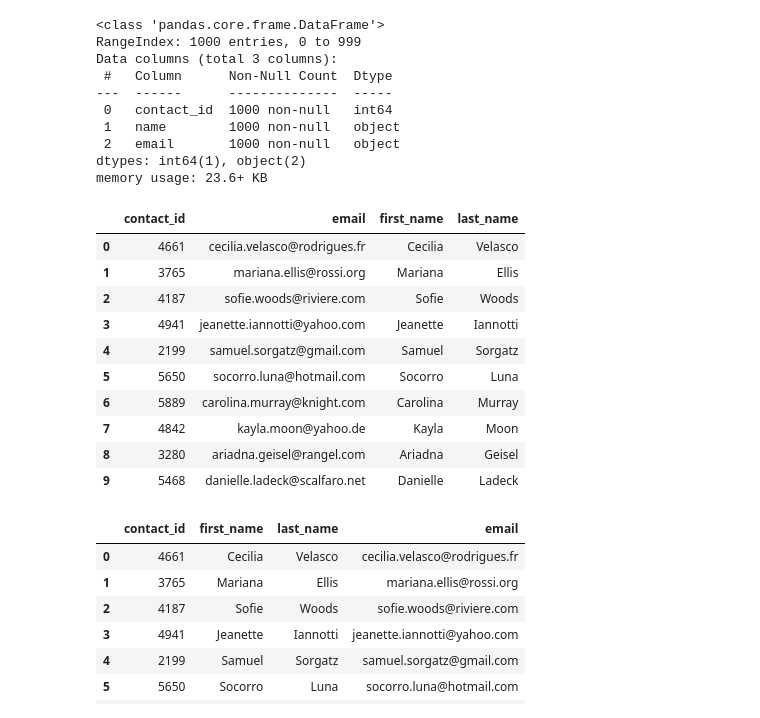
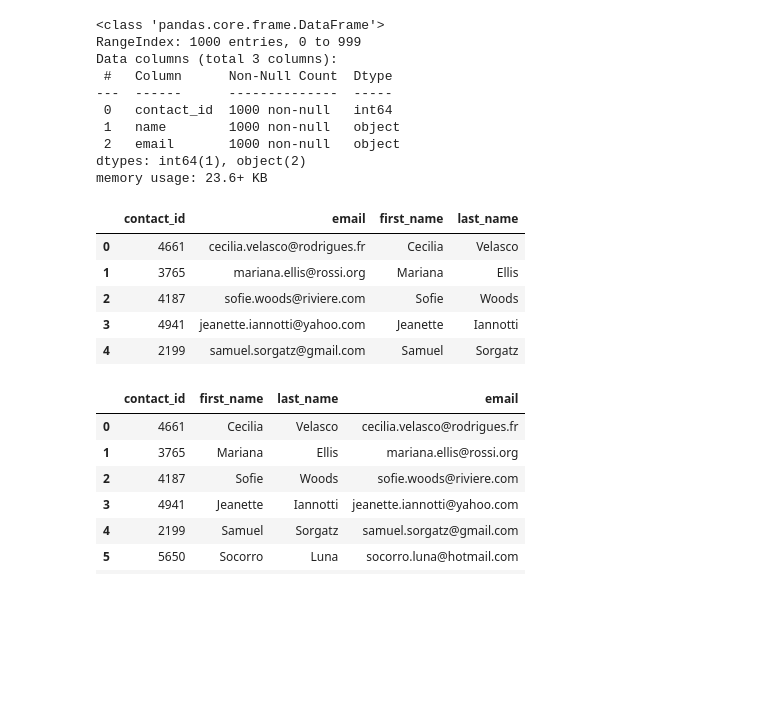
Before and after one commit to clarari137/Crowdfunding_ETL, a Jupyter notebook: ETL_Mini_Project_CRDraft.ipynb, the cells around one changed output. Drawn from its saved outputs; the diff is of its cells as text; code cells hidden in the pictures; blank space fills up the shorter version.

```diff
--- a/ETL_Mini_Project_CRDraft.ipynb
+++ b/ETL_Mini_Project_CRDraft.ipynb
@@ -294,7 +294,7 @@ campaign_cleaned.to_csv("Resources/campaign.csv", index=False)
 ### Extract the contacts.xlsx Data.
 # %%
 # Read the data into a Pandas DataFrame. Use the `header=2` parameter when reading in the data.
-contact_info_df = pd.read_excel('Resources/contacts.xlsx', header=2)
+contact_info_df = pd.read_excel('Resources/contacts.xlsx', header=3)
 contact_info_df.head()
 # %% [output]
 |  | contact_info |
@@ -327,0 +318,20 @@ print(dict_values)
+# %%
+# Iterate through the contact_info_df and convert each row to a dictionary.
+import json
+dict_values = []
+columns = []
+
+for i, row in contact_info_df.iterrows():
+    data = row[0]
+    # Convert each row to a Python dictionary.
+    converted_data = json.loads(data)
+    # Use a list comprehension to get the keys from the converted data.
+    columns = [k for k,v in converted_data.items()]
+    # Use a list comprehension to get the values for each row.
+    row_values = [v for k, v in converted_data.items()]
+    # Append the keys and list values to the lists created in step 1.
+    columns.append(columns)
+    dict_values.append(row_values)
+
+# Print out the list of values for each row.
+print(dict_values)
@@ -328,6 +340,8 @@ print(dict_values)
 # %%
 # Create a contact_info DataFrame and add each list of values, i.e., each row
 # to the 'contact_id', 'name', 'email' columns.
+contact_info_df_new = pd.DataFrame(values,columns = column_names[0])
+contact_info_df_new.head()
 # %% [output]
 |  | contact_id | name | email |
 | 0 | 4661 | Cecilia Velasco | cecilia.velasco@rodrigues.fr |
@@ -350,20 +365,28 @@ dtypes: int64(1), object(2)
 memory usage: 23.6+ KB
 # %%
 # Create a "first"name" and "last_name" column with the first and last names from the "name" column.
+new_names = pd.DataFrame(contact_info_df_new['name'])
+first_name = []
+last_name = []
+both_names = []
 
+for i,row in new_names.iterrows():
+    first_name.append(row[0].split(" ")[0])
+    last_name.append(row[0].split(" ")[1])
+
+contact_info_df_new['first_name'] = first_name
+contact_info_df_new['last_name'] = last_name
+contact_info_df_new
 
 # Drop the contact_name column
+contact_df = contact_info_df_new.drop(columns=['name'])
+contact_df.head()
 # %% [output]
 |  | contact_id | email | first_name | last_name |
 | 0 | 4661 | cecilia.velasco@rodrigues.fr | Cecilia | Velasco |
 | 1 | 3765 | mariana.ellis@rossi.org | Mariana | Ellis |
 | 2 | 4187 | sofie.woods@riviere.com | Sofie | Woods |
 | 3 | 4941 | jeanette.iannotti@yahoo.com | Jeanette | Iannotti |
 | 4 | 2199 | samuel.sorgatz@gmail.com | Samuel | Sorgatz |
-| 5 | 5650 | socorro.luna@hotmail.com | Socorro | Luna |
-| 6 | 5889 | carolina.murray@knight.com | Carolina | Murray |
-| 7 | 4842 | kayla.moon@yahoo.de | Kayla | Moon |
-| 8 | 3280 | ariadna.geisel@rangel.com | Ariadna | Geisel |
-| 9 | 5468 | danielle.ladeck@scalfaro.net | Danielle | Ladeck |
 # %%
 # Reorder the columns
```
Also changed, not shown: parts of 8 cells of this notebook.
